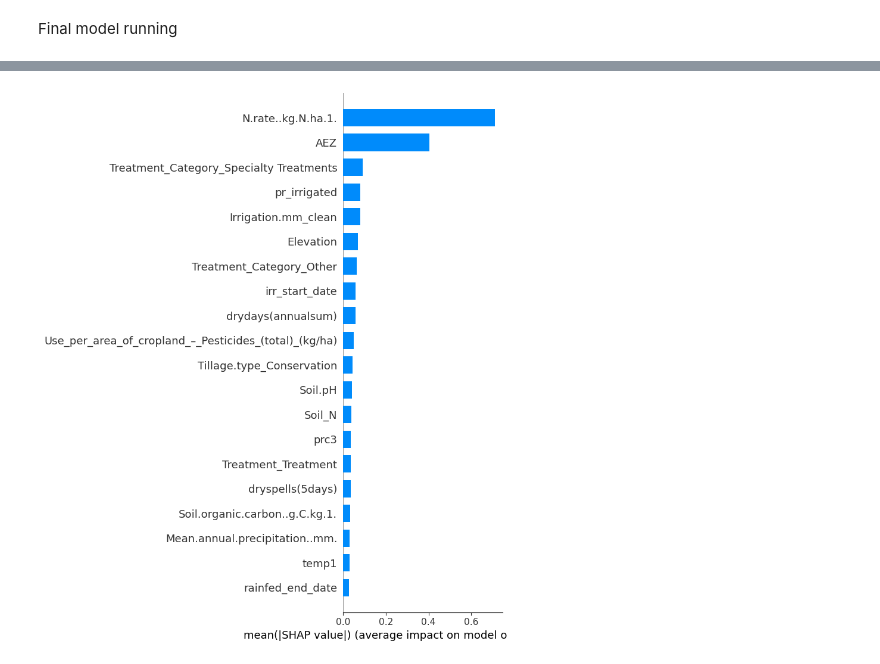
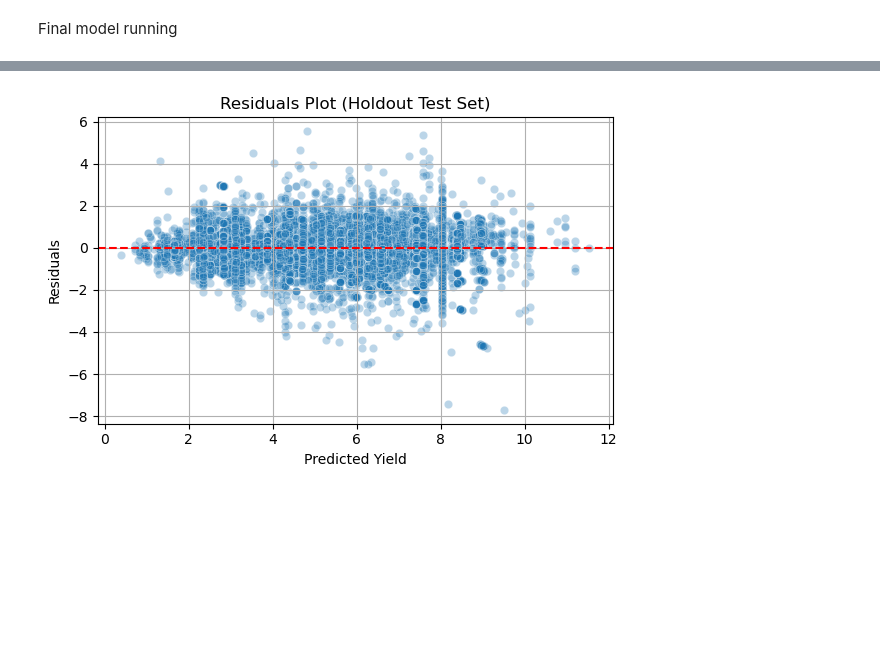
Before and after one commit to airbreather2/FinalProject, a Jupyter notebook: code/analysis/kagglefeatureengineering/xgboost/featurenegineeringXGBOOST.ipynb, the cells around one changed output, grey strips where cells are left out. Drawn from its saved outputs; the diff is of its cells as text; code cells hidden in the pictures; blank space fills up the shorter version.

Commit message:
test and val push

```diff
--- a/code/analysis/kagglefeatureengineering/xgboost/featurenegineeringXGBOOST.ipynb
+++ b/code/analysis/kagglefeatureengineering/xgboost/featurenegineeringXGBOOST.ipynb
@@ -46,7 +47,7 @@ from sklearn.metrics import pairwise_distances # for distance calculations
 print("Current working directory:", os.getcwd())
 
 #load in
-df_raw = pd.read_csv("../../../../data/finaldatasets/testdata/RFgdpadded12-7.csv")  # for variogram, etc.
+df_raw = pd.read_csv("../../../../data/finaldatasets/testdata/xgboost.csv")  # for variogram, etc.
 df = df_raw.copy()  # working copy for feature engineering + model prep
 print(list(df.columns))
 # %% [output]
@@ -123,7 +124,7 @@ COLLINEAR_COLS = [
 ]
 
 # These columns are used for testing purposes
-TESTCOLUMNS = ["Wheat.Type", "N.type"]
+TESTCOLUMNS = ["Crop.variety", "N.type"]
 
 # Combine all columns to drop into a single set (to avoid duplicates)
 COLUMNS_TO_DROP = set(LOCATION_COLS + HIGH_CARDINALITY_COLS + COLLINEAR_COLS + TESTCOLUMNS)
@@ -294,14 +310,14 @@ scoring = {
     'r2': 'r2'
 }
 
-cv = GroupKFold(n_splits=5)
+cv = GroupKFold(n_splits=10)
 
 xgb_model = XGBRegressor(
     objective="reg:squarederror",
-    tree_method="hist",        # efficient & sparsity-aware
-    missing=np.nan,            # critical for NaN handling
+    tree_method="hist",
+    missing=np.nan,
     n_jobs=os.cpu_count() - 1,
-    random_state=0
+    random_state=SEED
 )
 
 param_dist = {
@@ -319,11 +335,12 @@ search = RandomizedSearchCV(
     param_distributions=param_dist,
     n_iter=20,
     scoring='neg_mean_absolute_error',
-    cv=cv.split(X_encoded, y, groups=combined_groups),
+    cv=cv.split(X_trainval, y_trainval, groups=groups_trainval),
     verbose=1,
-    n_jobs=-1
+    n_jobs=-1,
+    random_state=SEED
 )
 
-search.fit(X_encoded, y)
+search.fit(X_trainval, y_trainval)
 best_model = search.best_estimator_
 # %% [output]
@@ -332,55 +348,73 @@ KeyboardInterrupt:
 # %% [markdown]
 Final model running
 # %%
-# Get best hyperparameters from the random search
+# Use best parameters from random search
 best_params = search.best_params_
 
-# Build final model using those params
+# Build final model
 best_model = XGBRegressor(
     **best_params,
     objective="reg:squarederror",
-    tree_method="hist",        # efficient & sparsity-aware
+    tree_method="hist",
     missing=np.nan,
     n_jobs=os.cpu_count() - 1,
     random_state=0
 )
 
-# Train on full dataset
+# Train on full training+validation set
 start_time = time.time()
-best_model.fit(X_encoded, y)
-print(f"✅ Final model trained in {(time.time() - start_time)/60:.2f} minutes.")
+best_model.fit(X_trainval, y_trainval)
+print(f"Final model trained in {(time.time() - start_time)/60:.2f} minutes.")
 
-# Predict on full training set
-y_pred = best_model.predict(X_encoded)
+# Predict on holdout test set
+y_pred = best_model.predict(X_test)
 
-# 📊 Evaluation metrics
-mae = mean_absolute_error(y, y_pred)
-rmse = np.sqrt(mean_squared_error(y, y_pred))
-r2 = r2_score(y, y_pred)
+# Evaluation Metrics
+mae = mean_absolute_error(y_test, y_pred)
+rmse = np.sqrt(mean_squared_error(y_test, y_pred))
+r2 = r2_score(y_test, y_pred)
 
-print(f"📈 Final Model Evaluation (on training data):")
+print("Holdout Test Set Evaluation Metrics:")
 print(f"  MAE : {mae:.4f}")
 print(f"  RMSE: {rmse:.4f}")
 print(f"  R²  : {r2:.4f}")
 
 # Actual vs Predicted Plot
 plt.figure(figsize=(6, 6))
-sns.scatterplot(x=y, y=y_pred, alpha=0.3)
-plt.plot([y.min(), y.max()], [y.min(), y.max()], '--', color='red')
+sns.scatterplot(x=y_test, y=y_pred, alpha=0.3)
+plt.plot([y_test.min(), y_test.max()], [y_test.min(), y_test.max()], '--', color='red')
 plt.xlabel("Actual Yield")
 plt.ylabel("Predicted Yield")
-plt.title("Actual vs Predicted Yield")
+plt.title("Actual vs Predicted Yield (Holdout Test Set)")
 plt.grid(True)
 plt.tight_layout()
 plt.show()
 
-# SHAP Explanation (you can sample X_encoded for speed if needed)
+# Residuals Plot
+residuals = y_test - y_pred
+plt.figure(figsize=(6, 4))
+sns.scatterplot(x=y_pred, y=residuals, alpha=0.3)
+plt.axhline(0, color='red', linestyle='--')
+plt.xlabel("Predicted Yield")
+plt.ylabel("Residuals")
+plt.title("Residuals Plot (Holdout Test Set)")
+plt.grid(True)
+plt.tight_layout()
+plt.show()
+
+# Feature Importance (XGBoost native)
+xgb.plot_importance(best_model, importance_type='gain', max_num_features=10)
+plt.title("Top 10 Feature Importances (Gain)")
+plt.tight_layout()
+plt.show()
+
+# SHAP Explanation (on test data or a sample subset)
 explainer = shap.Explainer(best_model)
-shap_values = explainer(X_encoded)
+shap_values = explainer(X_test)
 
-# Summary bar plot
-shap.summary_plot(shap_values, X_encoded, plot_type="bar")
+# SHAP Summary: Bar Plot
+shap.summary_plot(shap_values, X_test, plot_type="bar")
 
-# Beeswarm plot
-shap.summary_plot(shap_values, X_encoded)
+# SHAP Summary: Beeswarm Plot
+shap.summary_plot(shap_values, X_test)
 # %% [output]
@@ -393 +427 @@ shap.summary_plot(shap_values, X_encoded)
-[figure, old version]
+[figure, new version]
```
Also changed, not shown: parts of 15 cells of this notebook, 2 other files.
